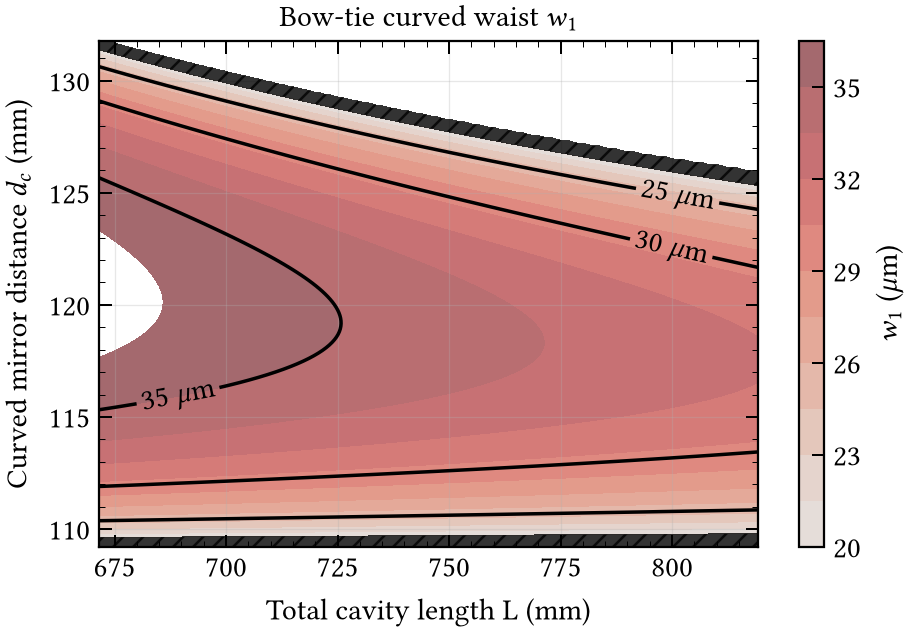
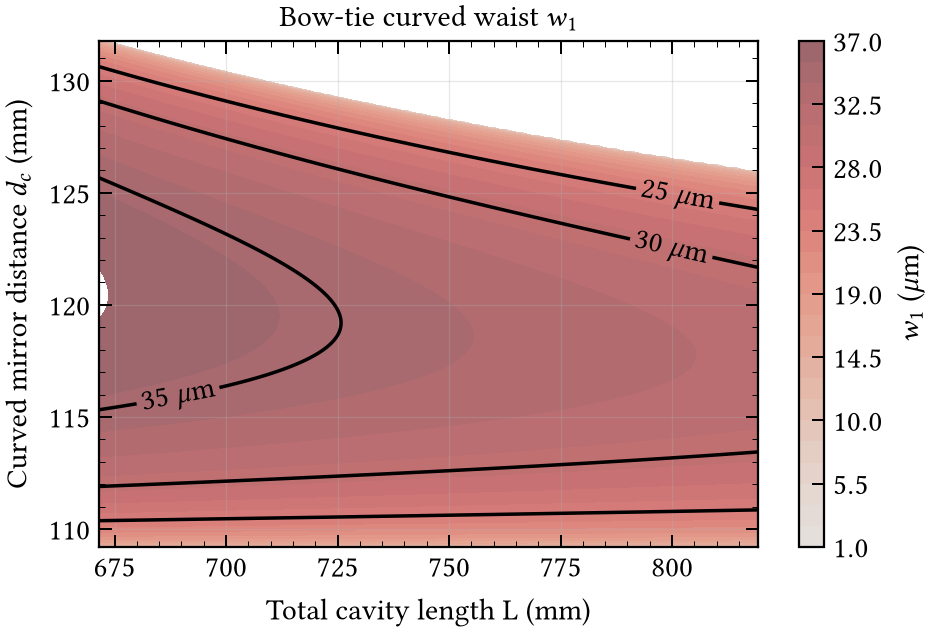
Code edit (unified diff) that turned the first committed figure into the second:
--- before
+++ after
@@ -9,14 +9,4 @@
     levels=levels_fill,
     cmap=cmap
-)
-
-# Hatch the region below the cutoff instead of coloring it
-ax.tricontourf(
-    tri,
-    z_plot,
-    levels=[z_plot.min(), visual_cutoff],
-    colors="none",
-    hatches=["///"],
-    zorder=cf.get_zorder() + 1,
 )
 

Commit: Rolled back hatch changes need a better implementation